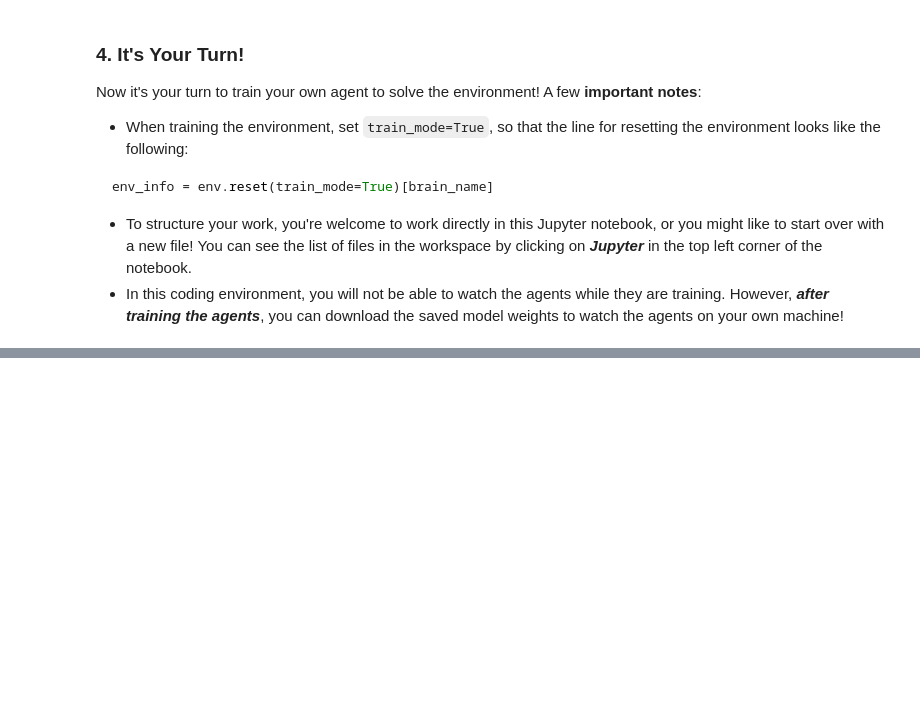
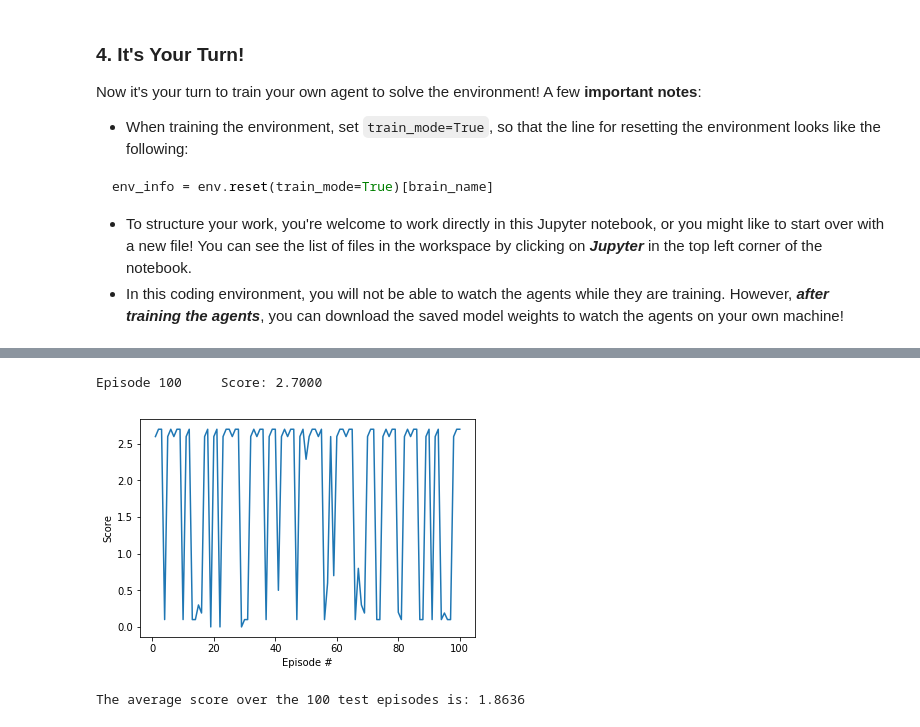
Before and after one commit to c-schrade/Udacity-Collaboration-and-Competition-Project, a Jupyter notebook: Tennis.ipynb, the cells around one changed output, grey strips where cells are left out. Drawn from its saved outputs; the diff is of its cells as text; code cells hidden in the pictures; blank space fills up the shorter version.

Commit message:
feat: Test and train the two agents

```diff
--- a/Tennis.ipynb
+++ b/Tennis.ipynb
@@ -465,34 +457,41 @@ Environment solved in 4367 episodes!    Average Score: 0.5034
 # %%
+from workspace_utils import active_session
+
 agent_0.actor_local.load_state_dict(torch.load('checkpoint_actor_0.pth'))
 agent_0.actor_local.eval()
 agent_1.actor_local.load_state_dict(torch.load('checkpoint_actor_1.pth'))
 agent_1.actor_local.eval()
 
 final_scores = []
-for i_episode in range(100):
-    env_info = env.reset(train_mode=False)[brain_name]            # reset the environment
-    states = env_info.vector_observations.reshape(1,-1).squeeze() # get the current state (for each agent)
-    scores = np.zeros(num_agents)                                 # initialize the score (for each agent)
-    while True:
-        action_0 = agent_0.act(states, noise_factor, add_noise=False)   # select an action for agent 0
-        action_1 = agent_1.act(states, noise_factor, add_noise = False) # select an action for agent 1
-        env_info = env.step(np.concatenate((action_0.reshape(1,-1),action_1.reshape(1,-1))))[brain_name]  # send actions to the environment         # send all actions to tne environment
-        rewards = env_info.rewards                         # get reward (for each agent)
-        dones = env_info.local_done                        # see if episode finished
-        scores += env_info.rewards                         # update the score (for each agent)
-        states = env_info.vector_observations.reshape(1,-1).squeeze() # get next states
-        if np.any(dones):                                  # exit loop if episode finished
-            break
-    final_scores.append(scores.max())
-    print('\rEpisode {}\tScore: {:.4f}'.format(i_episode, scores.max()), end="")
+with active_session():
+    for i_episode in range(1,101):
+        env_info = env.reset(train_mode=True)[brain_name]            # reset the environment
+        states = env_info.vector_observations.reshape(1,-1).squeeze() # get the current state (for each agent)
+        scores = np.zeros(num_agents)                                 # initialize the score (for each agent)
+        while True:
+            action_0 = agent_0.act(states, noise_factor=None, add_noise=False)   # select an action for agent 0
+            action_1 = agent_1.act(states, noise_factor=None, add_noise = False) # select an action for agent 1
+            env_info = env.step(np.concatenate((action_0.reshape(1,-1),action_1.reshape(1,-1))))[brain_name]  # send actions to the environment         # send all actions to tne environment
+            rewards = env_info.rewards                         # get reward (for each agent)
+            dones = env_info.local_done                        # see if episode finished
+            scores += env_info.rewards                         # update the score (for each agent)
+            states = env_info.vector_observations.reshape(1,-1).squeeze() # get next states
+            if np.any(dones):                                  # exit loop if episode finished
+                break
+        final_scores.append(scores.max())
+        print('\rEpisode {}\tScore: {:.4f}'.format(i_episode, scores.max()), end="")
 
 fig = plt.figure()
 ax = fig.add_subplot(111)
 plt.plot(np.arange(1, len(final_scores)+1), final_scores)
 plt.ylabel('Score')
 plt.xlabel('Episode #')
 plt.show()
 
 print('The average score over the 100 test episodes is: {:.4f}'.format(np.mean(final_scores)))
+# %% [output]
+Episode 100     Score: 2.7000
+[figure, added]
+The average score over the 100 test episodes is: 1.8636
 # %%
 env.close()
```
Also changed, not shown: parts of 3 cells of this notebook.
